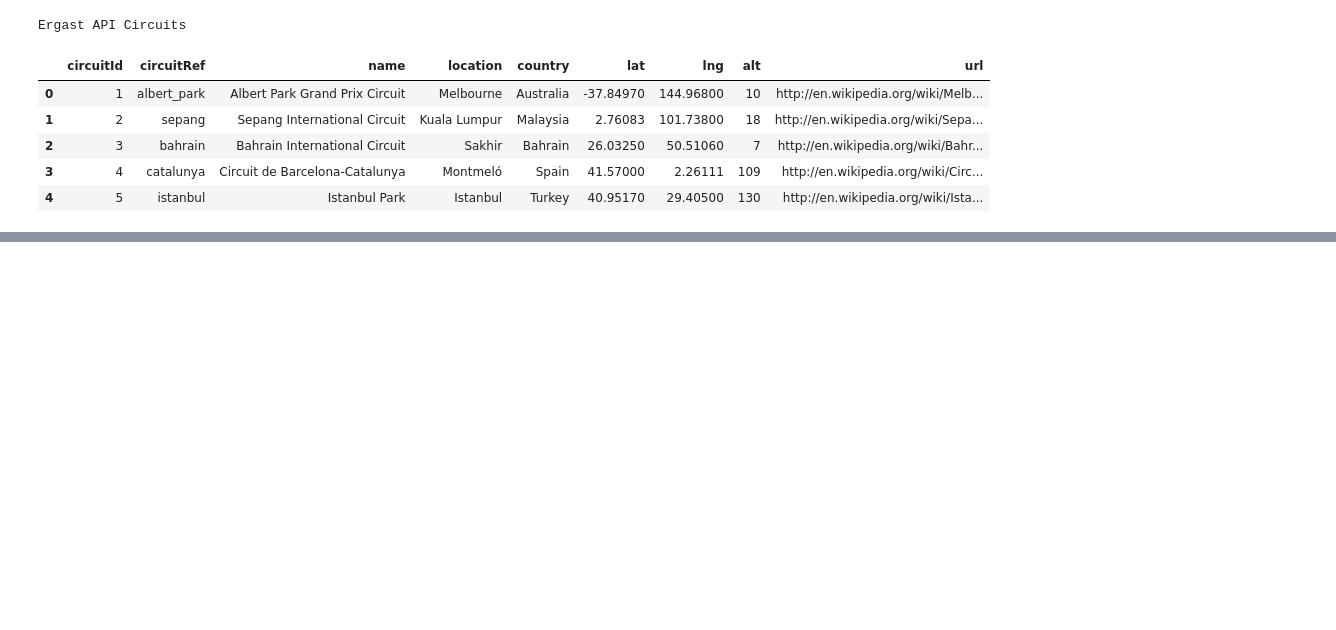
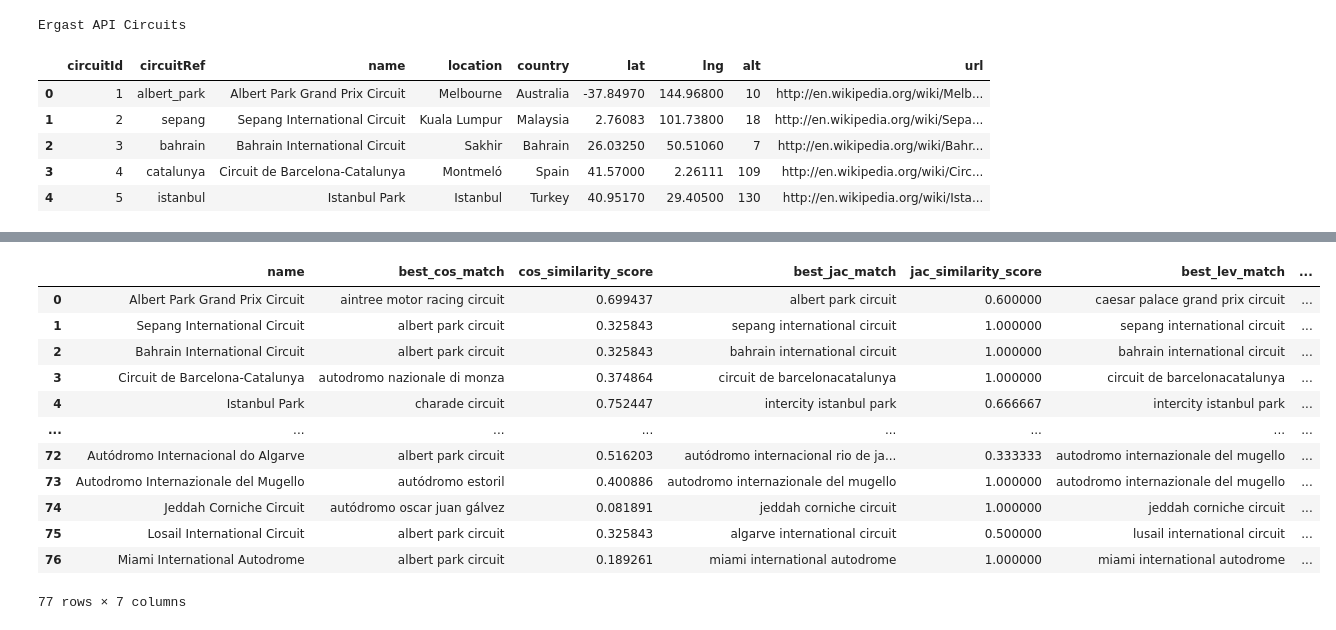
Before and after one commit to SarahAmiraslani/F1-Milestone-Tharval-Amiraslani-Korbin, a Jupyter notebook: notebooks/track-clustering.ipynb, the cells around one changed output, grey strips where cells are left out. Saved outputs shown, nothing was run; the diff lists cells and outputs as text; code cells hidden in the pictures; blank space fills up the shorter version.

Commit message:
circuits data source fuzzy join using jacc

```diff
--- a/notebooks/track-clustering.ipynb
+++ b/notebooks/track-clustering.ipynb
@@ -231,0 +132,16 @@ matched_df
+# %%
+def preprocess(text):
+    text = text.lower()
+    text = text.translate(str.maketrans("", "", string.punctuation))
+    tokens = nltk.word_tokenize(text)
+    tokens = [
+        word for word in tokens if word not in nltk.corpus.stopwords.words("english")
+    ]
+    lemmatizer = nltk.WordNetLemmatizer()
+    tokens = [lemmatizer.lemmatize(word) for word in tokens]
+    return " ".join(tokens)
+
+wiki_circuits["modified_name"] = wiki_circuits["Circuit"].apply(lambda x: preprocess(x))
+ergast_circuits["modified_name"] = ergast_circuits["name"].apply(
+    lambda x: preprocess(x)
+)
@@ -231,0 +231,50 @@ matched_df
+# %%
+def levenshtein_similarity(str1, str2):
+    return 1 - (Levenshtein.distance(str1, str2) / max(len(str1), len(str2)))
+
+
+# Calculate Levenshtein Similarity for each pair of rows
+import itertools
+n_ergast = len(ergast_circuits)
+n_wiki = len(wiki_circuits)
+levenshtein_similarities = np.zeros((n_ergast, n_wiki))
+
+for i, j in itertools.product(range(n_ergast), range(n_wiki)):
+    levenshtein_similarities[i, j] = levenshtein_similarity(
+        ergast_circuits["modified_name"].iloc[i],
+        wiki_circuits["modified_name"].iloc[j],
+    )
+
+# Find the best matches for fuzzy join
+ergast_circuits["best_lev_match"] = ergast_circuits.index.map(
+    lambda i: wiki_circuits["modified_name"].iloc[levenshtein_similarities[i].argmax()]
+)
+ergast_circuits["lev_distance_score"] = ergast_circuits.index.map(
+    lambda i: levenshtein_similarities[i].max()
+)
+
+ergast_circuits[
+    [
+        "name",
+        "best_cos_match",
+        "cos_similarity_score",
+        "best_jac_match",
+        "jac_similarity_score",
+        "best_lev_match",
+        "lev_distance_score",
+    ]
+]
+# %% [output]
+|  | name | best_cos_match | cos_similarity_score | best_jac_match | jac_similarity_score | best_lev_match | ... |
+| 0 | Albert Park Grand Prix Circuit | aintree motor racing circuit | 0.699437 | albert park circuit | 0.600000 | caesar palace grand prix circuit | ... |
+| 1 | Sepang International Circuit | albert park circuit | 0.325843 | sepang international circuit | 1.000000 | sepang international circuit | ... |
+| 2 | Bahrain International Circuit | albert park circuit | 0.325843 | bahrain international circuit | 1.000000 | bahrain international circuit | ... |
+| 3 | Circuit de Barcelona-Catalunya | autodromo nazionale di monza | 0.374864 | circuit de barcelonacatalunya | 1.000000 | circuit de barcelonacatalunya | ... |
+| 4 | Istanbul Park | charade circuit | 0.752447 | intercity istanbul park | 0.666667 | intercity istanbul park | ... |
+| ... | ... | ... | ... | ... | ... | ... | ... |
+| 72 | Autódromo Internacional do Algarve | albert park circuit | 0.516203 | autódromo internacional rio de ja... | 0.333333 | autodromo internazionale del mugello | ... |
+| 73 | Autodromo Internazionale del Mugello | autódromo estoril | 0.400886 | autodromo internazionale del mugello | 1.000000 | autodromo internazionale del mugello | ... |
+| 74 | Jeddah Corniche Circuit | autódromo oscar juan gálvez | 0.081891 | jeddah corniche circuit | 1.000000 | jeddah corniche circuit | ... |
+| 75 | Losail International Circuit | albert park circuit | 0.325843 | algarve international circuit | 0.500000 | lusail international circuit | ... |
+| 76 | Miami International Autodrome | albert park circuit | 0.189261 | miami international autodrome | 1.000000 | miami international autodrome | ... |
+77 rows × 7 columns
```
Also changed, not shown: parts of 24 cells of this notebook, 1 other file.
